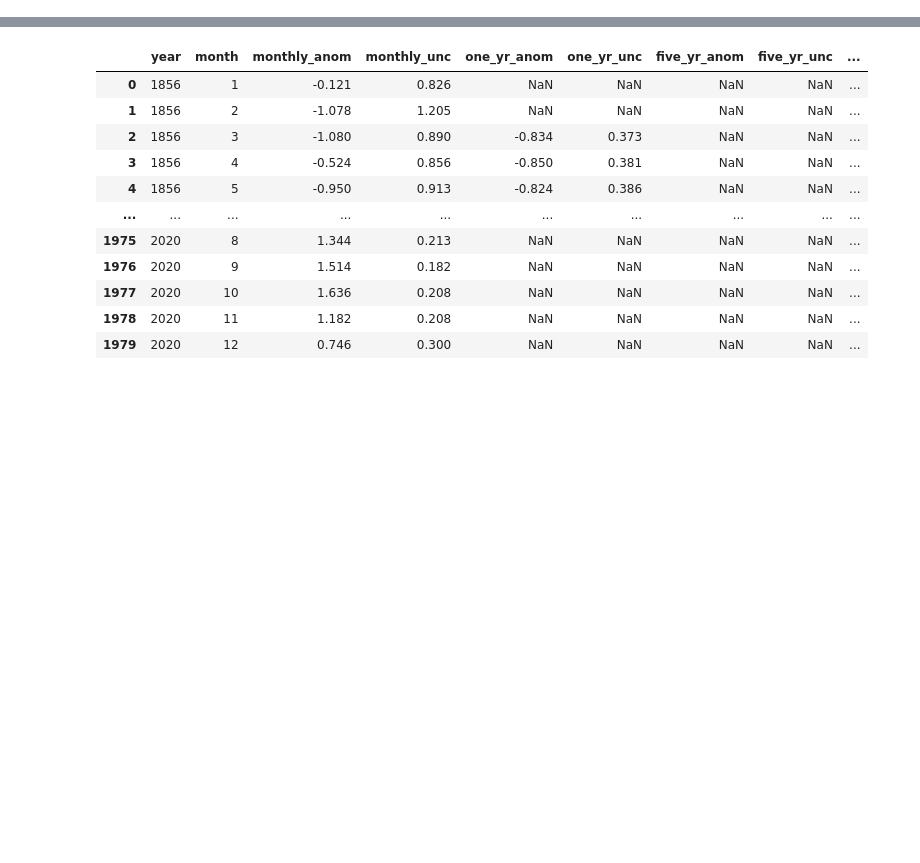
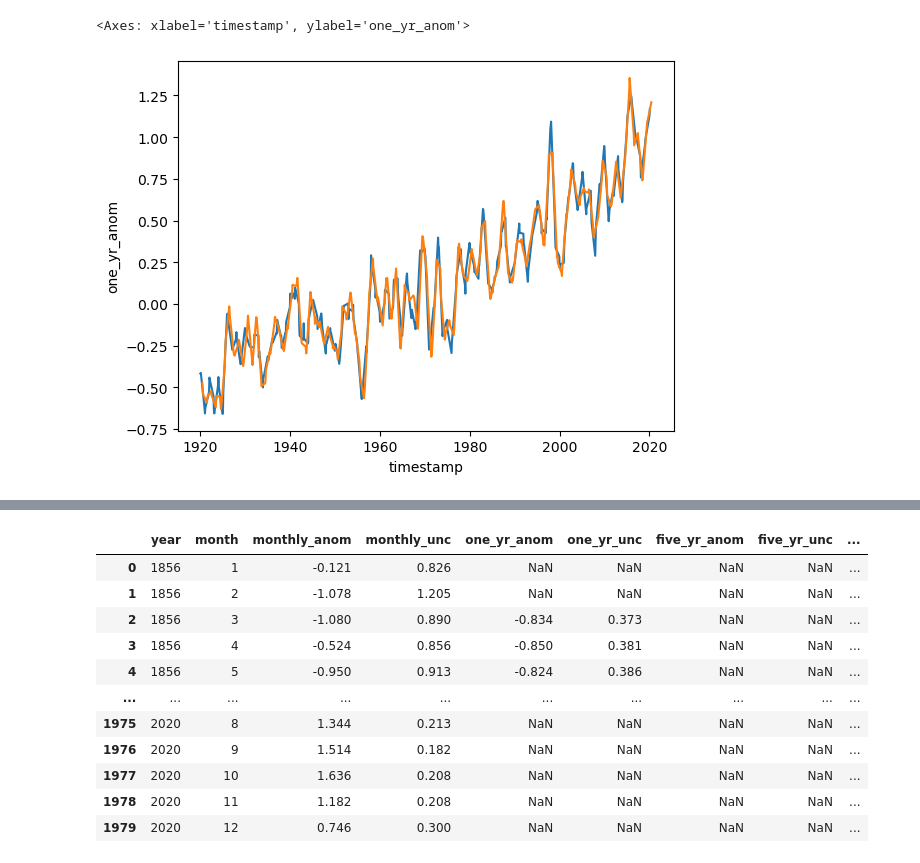
Before and after one commit to gowrath/Climate_EDA-SouthAmerica, a Jupyter notebook: owyang_sandbox.ipynb, the cells around one changed output, grey strips where cells are left out. Drawn from its saved outputs; the diff is of its cells as text; code cells hidden in the pictures; blank space fills up the shorter version.

Commit message:
comment on warnings, separate data into seasons

```diff
--- a/owyang_sandbox.ipynb
+++ b/owyang_sandbox.ipynb
@@ -12,0 +72,13 @@ brazil_saopaulo_file = 'SaoPaulo.txt'
+# %%
+# clean data
+south_data = pd.DataFrame(columns=weather_cols)
+south_data = clean_raw_data(south_data, south_america_file, 71)
+
+lima_data = pd.DataFrame(columns=weather_cols)
+lima_data = clean_raw_data(lima_data, lima_file, 71)
+
+santiago_data = pd.DataFrame(columns=weather_cols)
+santiago_data = clean_raw_data(santiago_data, santiago_file, 69)
+
+saopaulo_data = pd.DataFrame(columns=weather_cols)
+saopaulo_data = clean_raw_data(saopaulo_data, saopaulo_file, 69)
@@ -12,0 +97,32 @@ brazil_saopaulo_file = 'SaoPaulo.txt'
+# %%
+# get season data
+
+# summer
+south_america_summer = get_season_df(south_data, 'summer')
+lima_summer = get_season_df(lima_data, 'summer')
+santiago_summer = get_season_df(santiago_data, 'summer')
+saopaulo_summer = get_season_df(saopaulo_data, 'summer')
+
+# autumn
+south_america_autumn = get_season_df(south_data, 'autumn')
+lima_autumn = get_season_df(lima_data, 'autumn')
+santiago_autumn = get_season_df(santiago_data, 'autumn')
+santiago_autumn = get_season_df(santiago_data, 'autumn')
+
+# winter
+south_america_winter = get_season_df(south_data, 'winter')
+lima_winter = get_season_df(lima_data, 'winter')
+santiago_winter = get_season_df(santiago_data, 'winter')
+santiago_winter = get_season_df(santiago_data, 'winter')
+
+# spring
+south_america_spring = get_season_df(south_data, 'spring')
+lima_spring = get_season_df(lima_data, 'spring')
+santiago_spring = get_season_df(santiago_data, 'spring')
+santiago_spring = get_season_df(santiago_data, 'spring')
+# %%
+sns.lineplot(x='timestamp', y='one_yr_anom', data=south_america_summer)
+sns.lineplot(x='timestamp', y='one_yr_anom', data=south_america_winter)
+# %% [output]
+<Axes: xlabel='timestamp', ylabel='one_yr_anom'>
+[figure, added]
```
Also changed, not shown: parts of 12 cells of this notebook, 1 other file.
